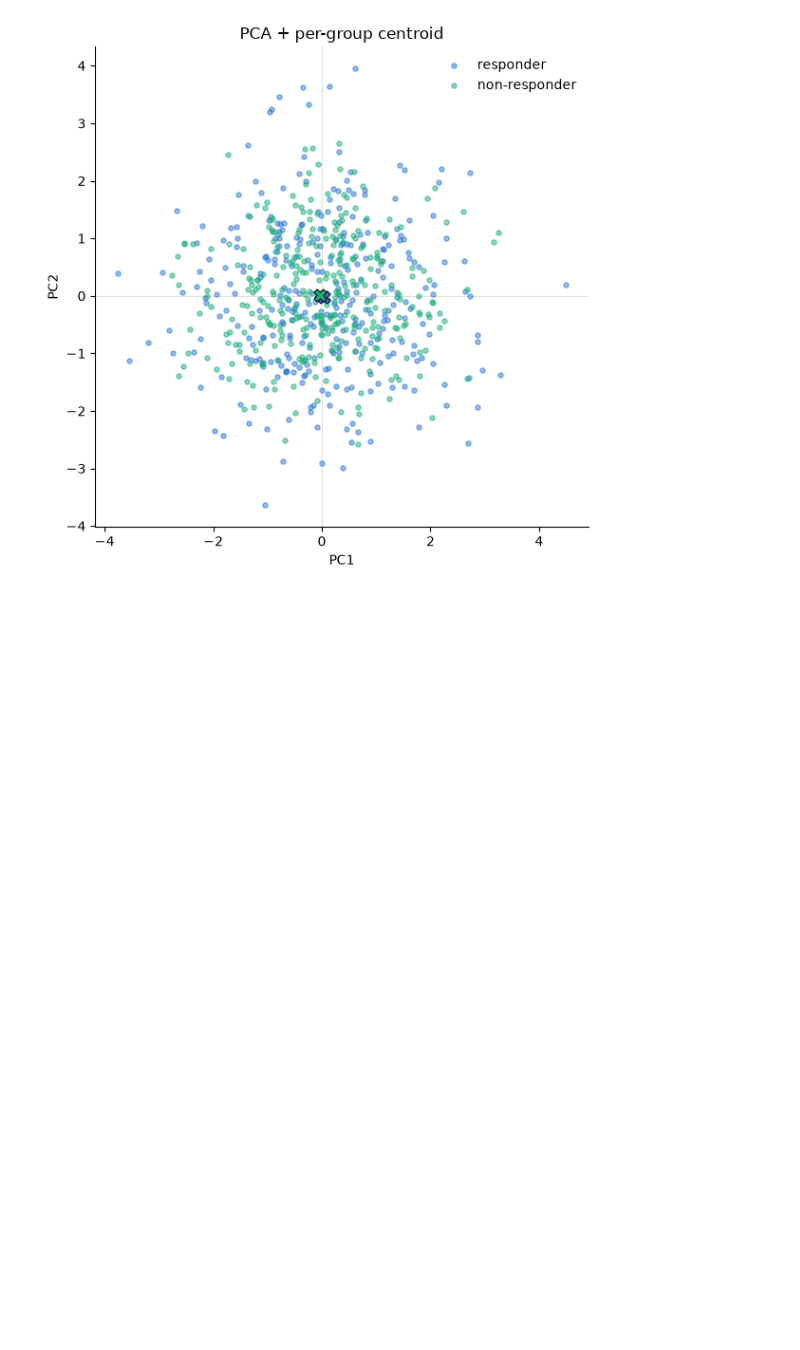
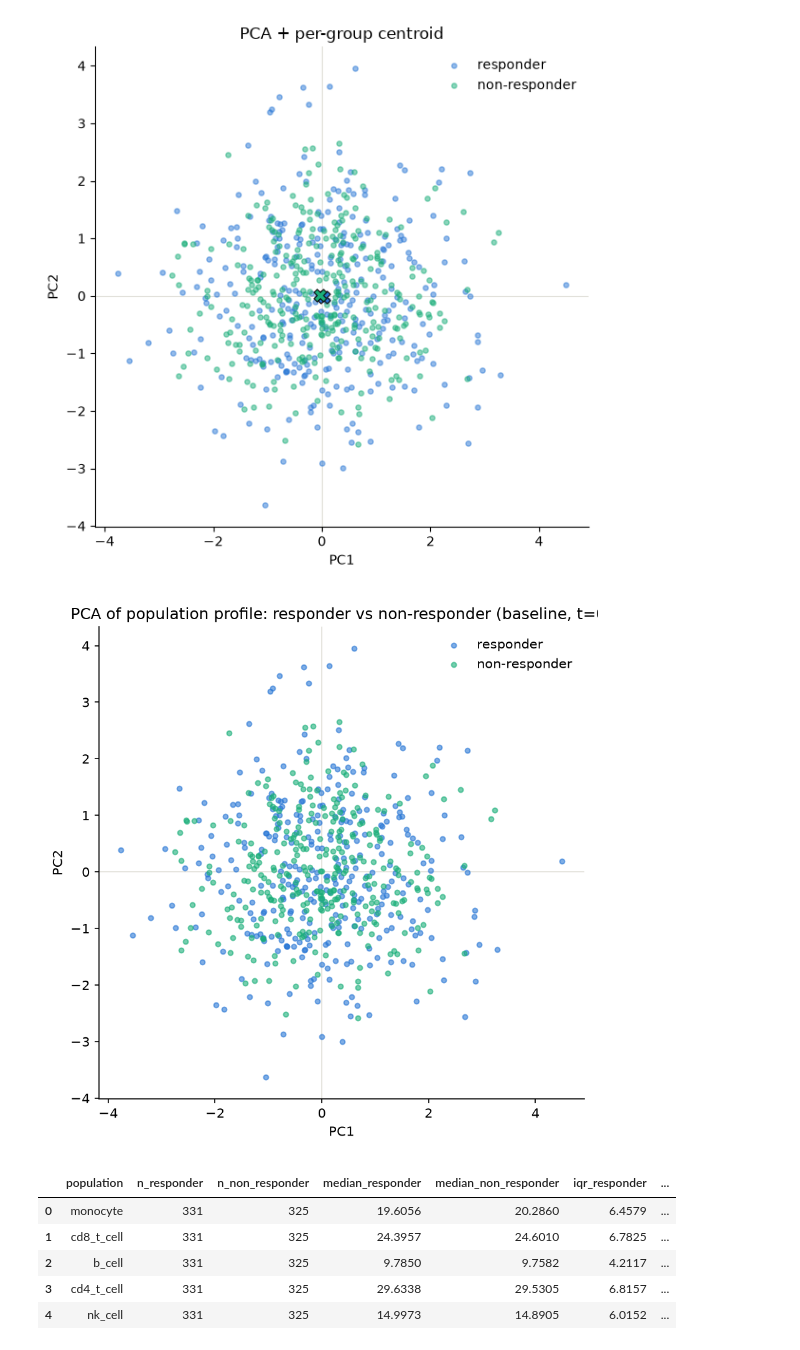
Before and after one commit to ssolh2906/miraclib_cell_counts_analysis, a Jupyter notebook: notebooks/part3_stats.ipynb, the cells around one changed output. Saved outputs shown, nothing was run; the diff lists cells and outputs as text; code cells hidden in the pictures; blank space fills up the shorter version.

Commit message:
Visualize stats

```diff
--- a/notebooks/part3_stats.ipynb
+++ b/notebooks/part3_stats.ipynb
@@ -210,3 +210,23 @@ plt.tight_layout()
 plt.show()
 # %% [output]
 [figure]
+# %%
+from src.ui.plots import save_pca_scatter
+from src.ui.tables import save_response_stats
+
+pca_path = Path.cwd() / "_preview_pca.png"
+stats_csv_path = Path.cwd() / "_preview_response_stats.csv"
+
+save_pca_scatter(pca, path=pca_path)
+save_response_stats(stats, path=stats_csv_path)
+
+display(Image(filename=str(pca_path)))
+pd.read_csv(stats_csv_path)
+# %% [output]
+[figure, added]
+|  | population | n_responder | n_non_responder | median_responder | median_non_responder | iqr_responder | ... |
+| 0 | monocyte | 331 | 325 | 19.6056 | 20.2860 | 6.4579 | ... |
+| 1 | cd8_t_cell | 331 | 325 | 24.3957 | 24.6010 | 6.7825 | ... |
+| 2 | b_cell | 331 | 325 | 9.7850 | 9.7582 | 4.2117 | ... |
+| 3 | cd4_t_cell | 331 | 325 | 29.6338 | 29.5305 | 6.8157 | ... |
+| 4 | nk_cell | 331 | 325 | 14.9973 | 14.8905 | 6.0152 | ... |
```
Also changed, not shown: parts of 2 cells of this notebook.
